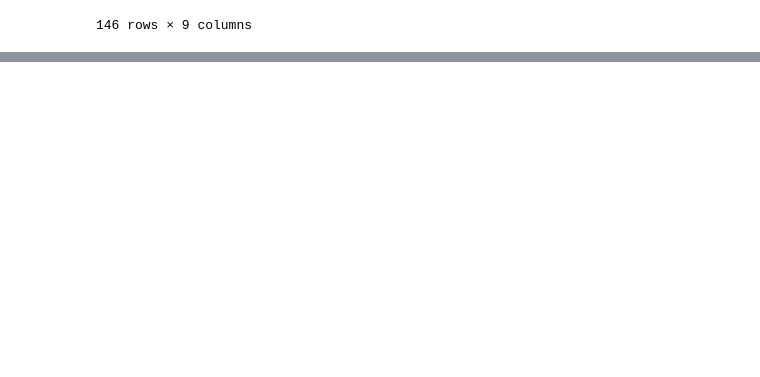
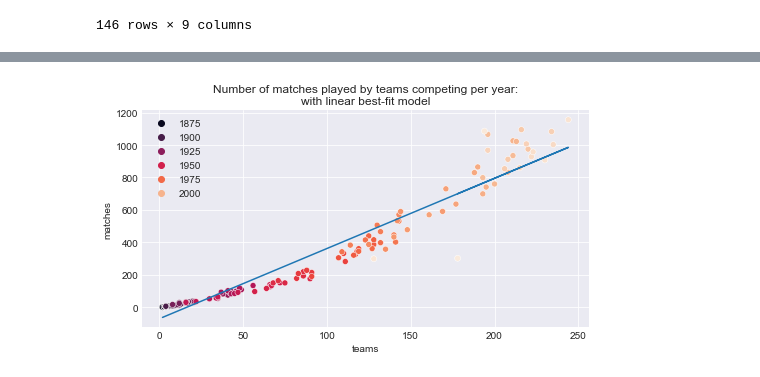
Before and after one commit to l-aleksashka-l/ML, a Jupyter notebook: Stepik/Match_predictions.ipynb, the cells around one changed output, grey strips where cells are left out. Saved outputs shown, nothing was run; the diff lists cells and outputs as text; code cells hidden in the pictures; blank space fills up the shorter version.

```diff
--- a/Stepik/Match_predictions.ipynb
+++ b/Stepik/Match_predictions.ipynb
@@ -266,3 +266,13 @@ bel_away
 | 43031 | 2021-11-13 | Wales | Belarus | 5 | 1 | FIFA World Cup qualification | Cardiff | Wales | False |
 | 43397 | 2022-03-29 | Bahrain | Belarus | 0 | 1 | Friendly | Riffa | Bahrain | False |
 146 rows × 9 columns
+# %%
+plt.figure(figsize = (8,4))
+
+sns.set_style('darkgrid')
+
+G = sns.scatterplot(data = team_count_df, x = 'teams', y = 'matches', hue = index, palette = 'rocket')
+
+plt.title('Number of matches played by teams competing per year')
+
+plt.show()
@@ -268,0 +281,16 @@ bel_away
+# %%
+plt.figure(figsize = (8,4))
+
+sns.set_style('darkgrid')
+
+G = sns.scatterplot(data = team_count_df, x = 'teams', y = 'matches', hue = index, palette = 'rocket')
+
+m, b = np.polyfit(team_count_df['teams'], team_count_df['matches'], 1)
+
+plt.plot(team_count_df['teams'], m*team_count_df['teams'] + b)
+
+plt.title('Number of matches played by teams competing per year:\nwith linear best-fit model')
+
+plt.show()
+# %% [output]
+[figure, added]
```
Also changed, not shown: parts of 7 cells of this notebook.
